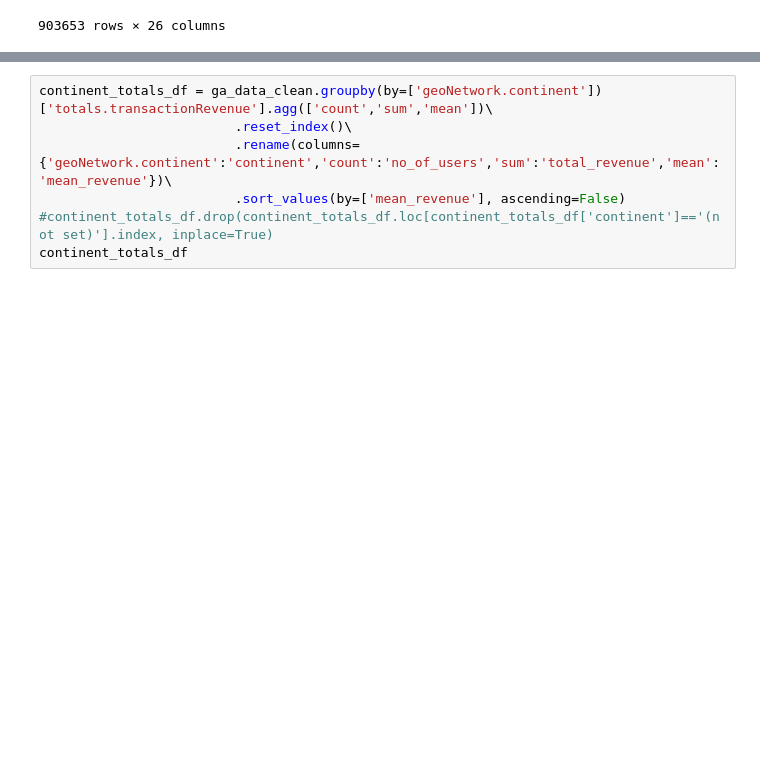
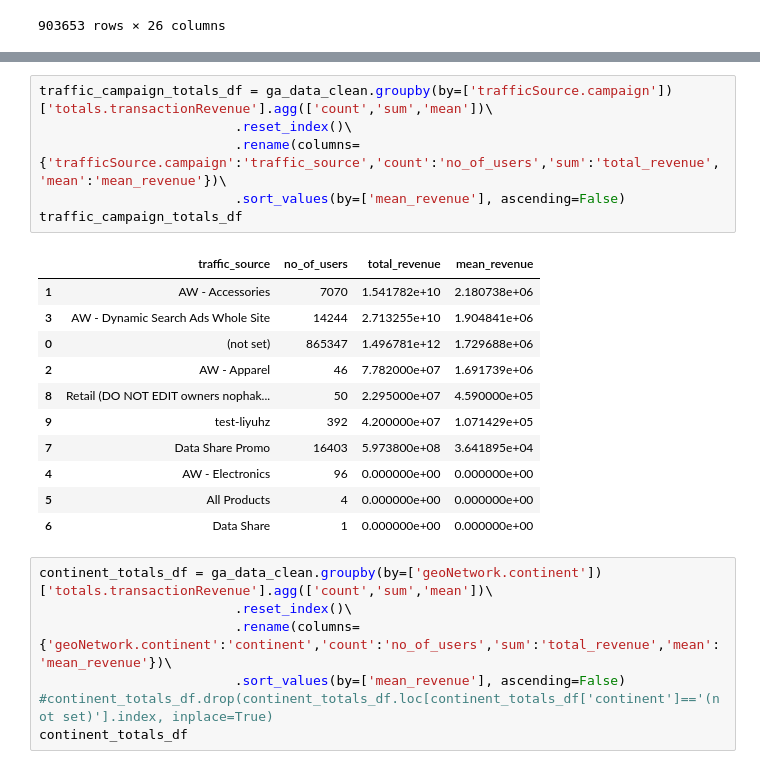
Before and after one commit to sherintm/GA-customer-revenue-analysis, a Jupyter notebook: GACustomerRevenueAnalysis.ipynb, the cells around one changed output, grey strips where cells are left out. Cells and saved outputs as stored; diff of their text form; blank space fills up the shorter version.

```diff
--- a/GACustomerRevenueAnalysis.ipynb
+++ b/GACustomerRevenueAnalysis.ipynb
@@ -315,3 +335,21 @@ ga_data_clean
+# %%
+traffic_campaign_totals_df = ga_data_clean.groupby(by=['trafficSource.campaign'])['totals.transactionRevenue'].agg(['count','sum','mean'])\
+                         .reset_index()\
+                         .rename(columns= {'trafficSource.campaign':'traffic_source','count':'no_of_users','sum':'total_revenue','mean':'mean_revenue'})\
+                         .sort_values(by=['mean_revenue'], ascending=False)
+traffic_campaign_totals_df
+# %% [output]
+|  | traffic_source | no_of_users | total_revenue | mean_revenue |
+| 1 | AW - Accessories | 7070 | 1.541782e+10 | 2.180738e+06 |
+| 3 | AW - Dynamic Search Ads Whole Site | 14244 | 2.713255e+10 | 1.904841e+06 |
+| 0 | (not set) | 865347 | 1.496781e+12 | 1.729688e+06 |
+| 2 | AW - Apparel | 46 | 7.782000e+07 | 1.691739e+06 |
+| 8 | Retail (DO NOT EDIT owners nophak... | 50 | 2.295000e+07 | 4.590000e+05 |
+| 9 | test-liyuhz | 392 | 4.200000e+07 | 1.071429e+05 |
+| 7 | Data Share Promo | 16403 | 5.973800e+08 | 3.641895e+04 |
+| 4 | AW - Electronics | 96 | 0.000000e+00 | 0.000000e+00 |
+| 5 | All Products | 4 | 0.000000e+00 | 0.000000e+00 |
+| 6 | Data Share | 1 | 0.000000e+00 | 0.000000e+00 |
 # %%
 continent_totals_df = ga_data_clean.groupby(by=['geoNetwork.continent'])['totals.transactionRevenue'].agg(['count','sum','mean'])\
                          .reset_index()\
```
Also changed, not shown: parts of 21 cells of this notebook, 4 other files.
